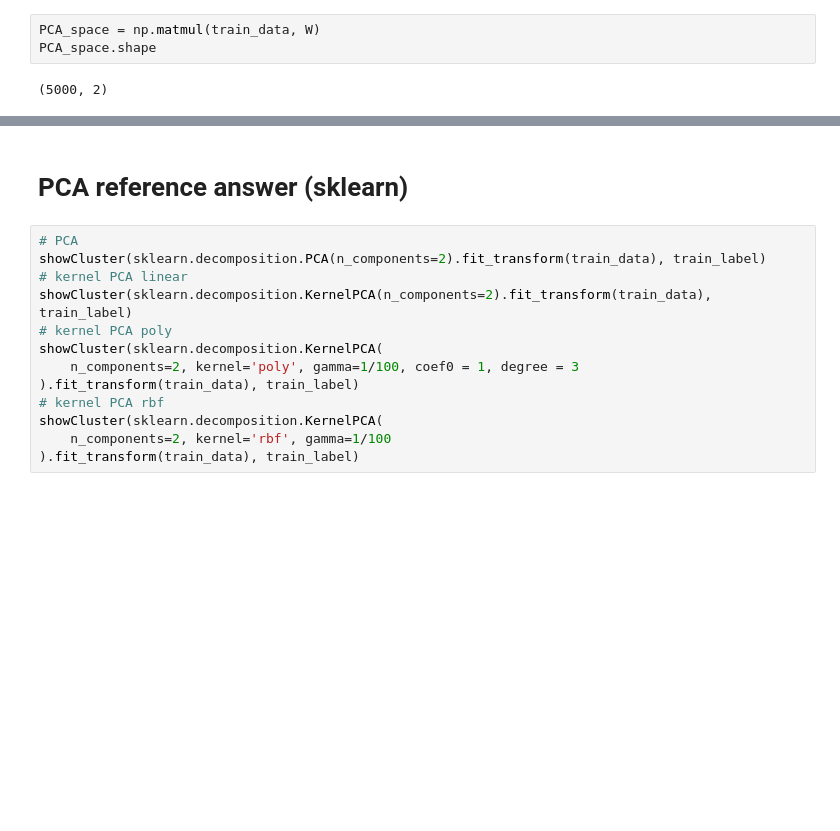
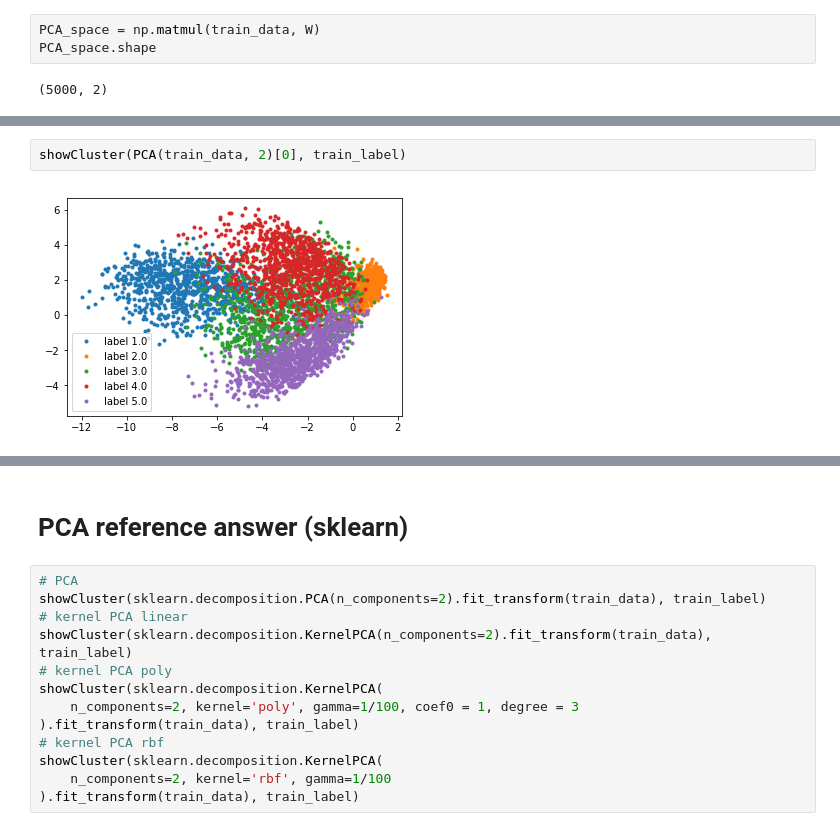
Before and after one commit to csielee/2018ML, a Jupyter notebook: HW7/HW7.ipynb, the cells around one changed output, grey strips where cells are left out. Saved outputs shown, nothing was run; the diff lists cells and outputs as text; blank space fills up the shorter version.

```diff
--- a/HW7/HW7.ipynb
+++ b/HW7/HW7.ipynb
@@ -134 +146,5 @@ showCluster(PCA_space, train_label)
+# %%
+showCluster(PCA(train_data, 2)[0], train_label)
+# %% [output]
+[figure, added]
 # %%
```
Also changed, not shown: parts of 29 cells of this notebook.
